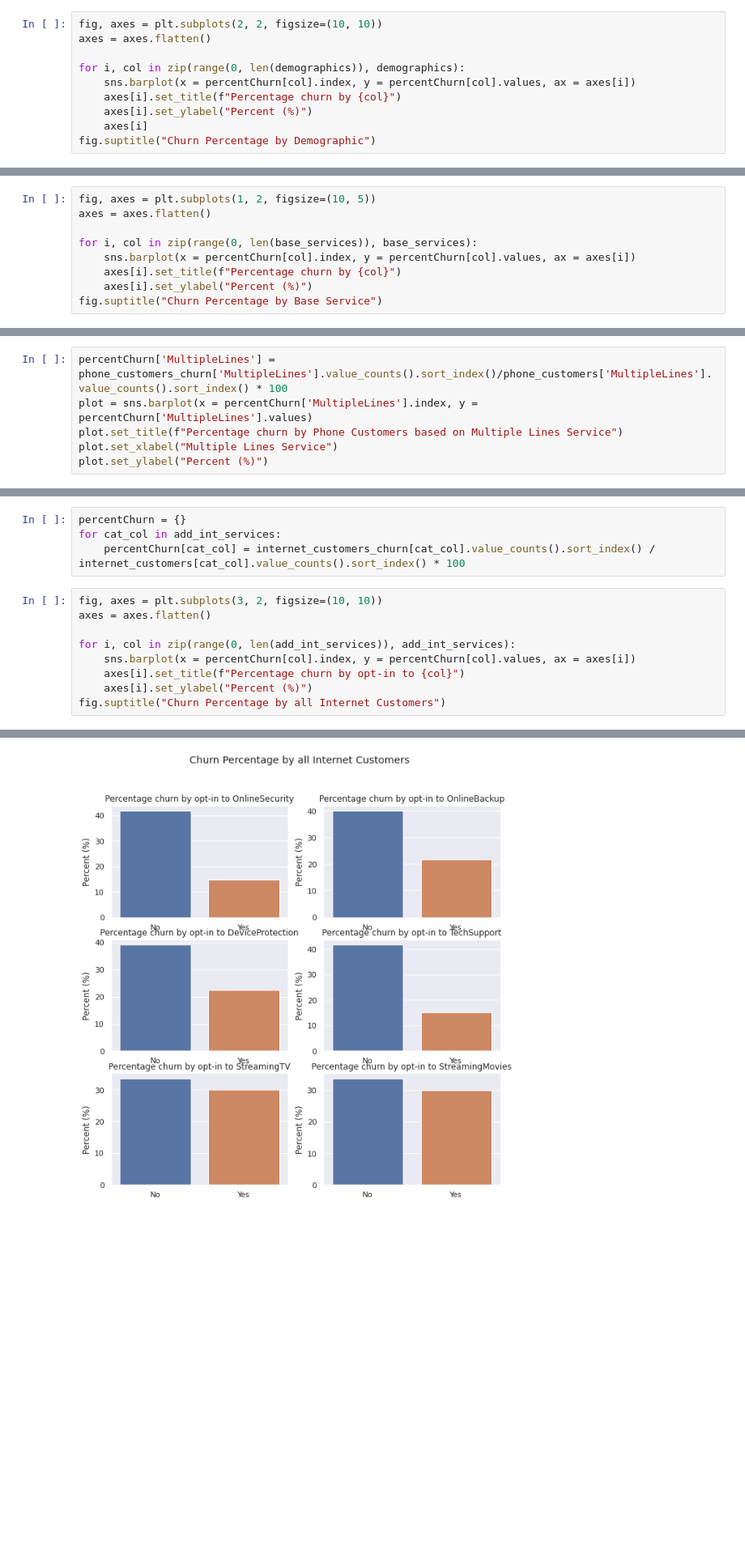
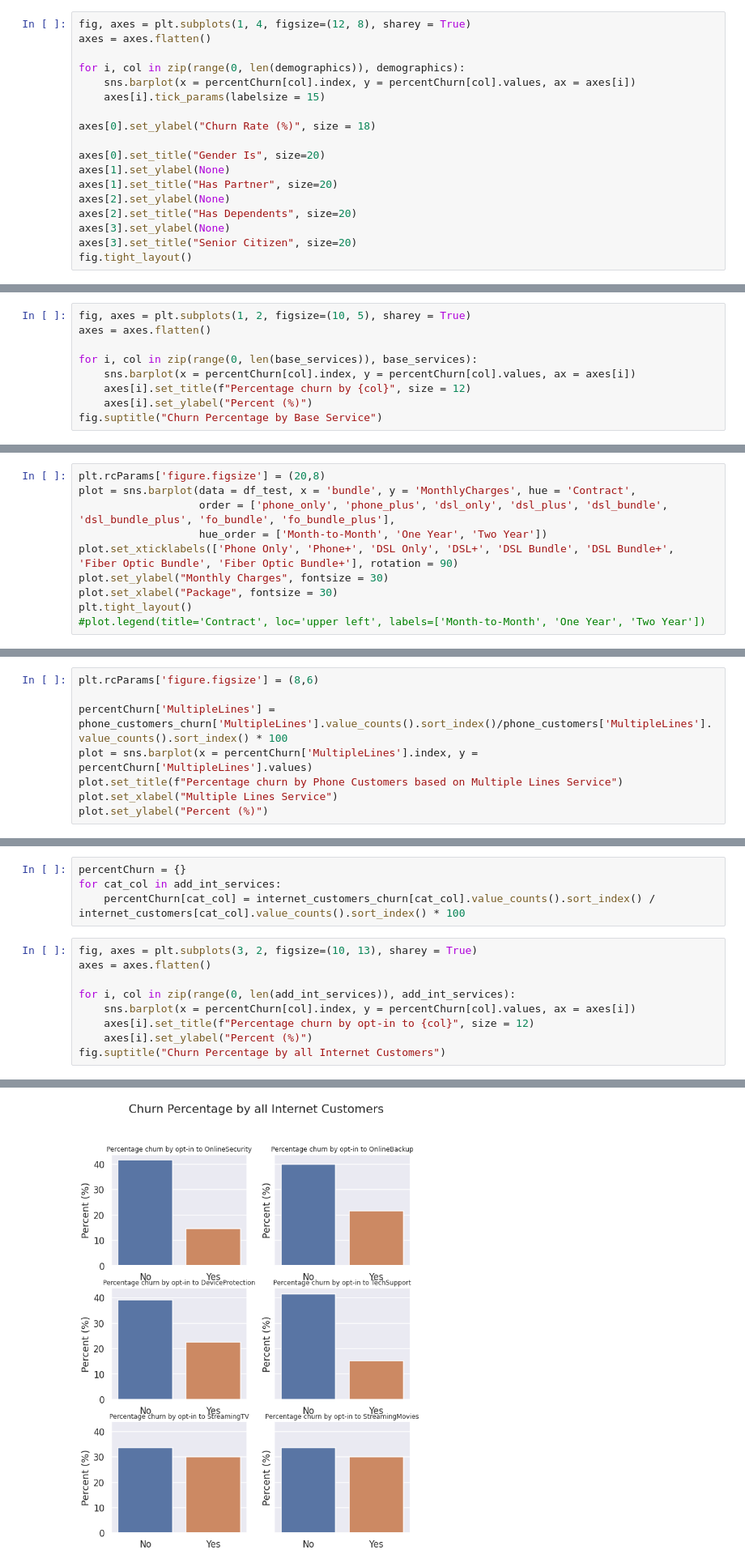
Before and after one commit to adeviney/credit-card-fraud, a Jupyter notebook: EDA.ipynb, the cells around one changed output, grey strips where cells are left out. Shown at 81% size. Drawn from its saved outputs; the diff is of its cells as text; blank space fills up the shorter version.

```diff
--- a/EDA.ipynb
+++ b/EDA.ipynb
@@ -530,11 +687,19 @@ for cat_col in demographics:
 # %%
-fig, axes = plt.subplots(2, 2, figsize=(10, 10))
+fig, axes = plt.subplots(1, 4, figsize=(12, 8), sharey = True)
 axes = axes.flatten()
 
 for i, col in zip(range(0, len(demographics)), demographics):
     sns.barplot(x = percentChurn[col].index, y = percentChurn[col].values, ax = axes[i])
-    axes[i].set_title(f"Percentage churn by {col}")
-    axes[i].set_ylabel("Percent (%)")
-    axes[i]
-fig.suptitle("Churn Percentage by Demographic")
+    axes[i].tick_params(labelsize = 15)
+
+axes[0].set_ylabel("Churn Rate (%)", size = 18)
+
+axes[0].set_title("Gender Is", size=20)
+axes[1].set_ylabel(None)
+axes[1].set_title("Has Partner", size=20)
+axes[2].set_ylabel(None)
+axes[2].set_title("Has Dependents", size=20)
+axes[3].set_ylabel(None)
+axes[3].set_title("Senior Citizen", size=20)
+fig.tight_layout()
 # %% [output]
@@ -625,12 +812,12 @@ percentChurn = {}
 for cat_col in base_services:
     percentChurn[cat_col] = df_churn[cat_col].value_counts().sort_index() / df[cat_col].value_counts().sort_index() * 100
 # %%
-fig, axes = plt.subplots(1, 2, figsize=(10, 5))
+fig, axes = plt.subplots(1, 2, figsize=(10, 5), sharey = True)
 axes = axes.flatten()
 
 for i, col in zip(range(0, len(base_services)), base_services):
     sns.barplot(x = percentChurn[col].index, y = percentChurn[col].values, ax = axes[i])
-    axes[i].set_title(f"Percentage churn by {col}")
+    axes[i].set_title(f"Percentage churn by {col}", size = 12)
     axes[i].set_ylabel("Percent (%)")
 fig.suptitle("Churn Percentage by Base Service")
 # %% [output]
@@ -646,0 +903,10 @@ morelikelyreasons
+# %%
+plt.rcParams['figure.figsize'] = (20,8)
+plot = sns.barplot(data = df_test, x = 'bundle', y = 'MonthlyCharges', hue = 'Contract',
+                   order = ['phone_only', 'phone_plus', 'dsl_only', 'dsl_plus', 'dsl_bundle', 'dsl_bundle_plus', 'fo_bundle', 'fo_bundle_plus'],
+                   hue_order = ['Month-to-Month', 'One Year', 'Two Year'])
+plot.set_xticklabels(['Phone Only', 'Phone+', 'DSL Only', 'DSL+', 'DSL Bundle', 'DSL Bundle+', 'Fiber Optic Bundle', 'Fiber Optic Bundle+'], rotation = 90)
+plot.set_ylabel("Monthly Charges", fontsize = 30)
+plot.set_xlabel("Package", fontsize = 30)
+plt.tight_layout()
+#plot.legend(title='Contract', loc='upper left', labels=['Month-to-Month', 'One Year', 'Two Year'])
@@ -650,6 +1038,8 @@ morelikelyreasons
 phone_customers = df[df['PhoneService'] == 'Yes']
 phone_customers_churn = phone_customers[phone_customers['Churn'] == 'Yes']
 # %%
+plt.rcParams['figure.figsize'] = (8,6)
+
 percentChurn['MultipleLines'] = phone_customers_churn['MultipleLines'].value_counts().sort_index()/phone_customers['MultipleLines'].value_counts().sort_index() * 100
 plot = sns.barplot(x = percentChurn['MultipleLines'].index, y = percentChurn['MultipleLines'].values)
 plot.set_title(f"Percentage churn by Phone Customers based on Multiple Lines Service")
@@ -672,17 +1062,17 @@ percentChurn = {}
 for cat_col in add_int_services:
     percentChurn[cat_col] = internet_customers_churn[cat_col].value_counts().sort_index() / internet_customers[cat_col].value_counts().sort_index() * 100
 # %%
-fig, axes = plt.subplots(3, 2, figsize=(10, 10))
+fig, axes = plt.subplots(3, 2, figsize=(10, 13), sharey = True)
 axes = axes.flatten()
 
 for i, col in zip(range(0, len(add_int_services)), add_int_services):
     sns.barplot(x = percentChurn[col].index, y = percentChurn[col].values, ax = axes[i])
-    axes[i].set_title(f"Percentage churn by opt-in to {col}")
+    axes[i].set_title(f"Percentage churn by opt-in to {col}", size = 12)
     axes[i].set_ylabel("Percent (%)")
 fig.suptitle("Churn Percentage by all Internet Customers")
 # %% [output]
 Text(0.5, 0.98, 'Churn Percentage by all Internet Customers')
-[figure, old version]
+[figure, new version]
 # %% [markdown]
 #### Fiber optic customers
 # %%
```
Also changed, not shown: parts of 75 cells of this notebook.
